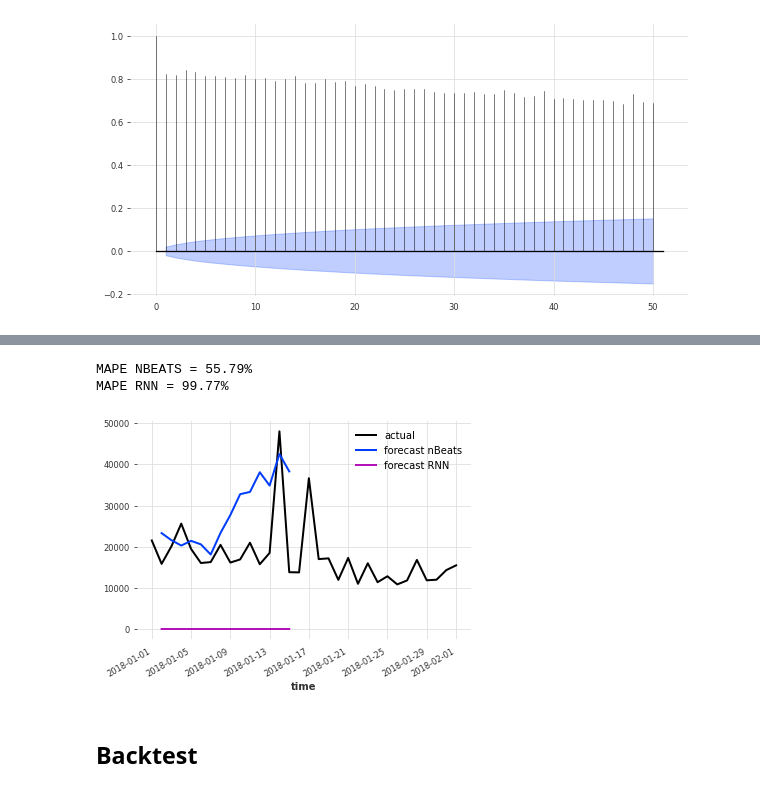
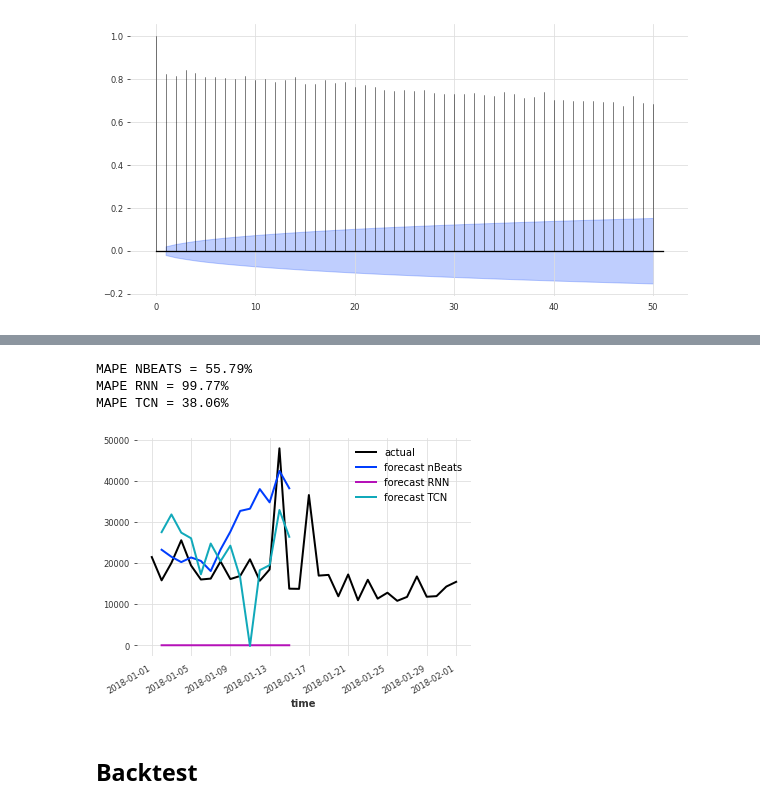
Before and after one commit to jonhilgart22/go-trader, a Jupyter notebook: notebooks/testing_bollinger_bands_and_ts_models.ipynb, the cells around one changed output, grey strips where cells are left out. Cells and saved outputs as stored; diff of their text form; code cells hidden in the pictures.

Commit message:
testing tcn model

```diff
--- a/notebooks/bollinger_bands_and_ml.ipynb
+++ b/notebooks/testing_bollinger_bands_and_ts_models.ipynb
@@ -434,5 +401,5 @@ all_covariates_transformed_train.plot()
 # %%
-model_close = NBEATSModel(input_chunk_length=30, output_chunk_length=14, n_epochs=50, random_state=0)
+model_close = NBEATSModel(input_chunk_length=30, output_chunk_length=14, n_epochs=100, random_state=0)
 
 
 model_close.fit(series = close_train, past_covariates = [all_covariates_transformed_train],  verbose=True)
@@ -441,5 +408,5 @@ Training loss: 974612.39315
 # %%
-model_close_rnn = BlockRNNModel(input_chunk_length=30, output_chunk_length=14, n_epochs=50, random_state=0)
+model_close_rnn = BlockRNNModel(input_chunk_length=30, output_chunk_length=14, n_epochs=100, random_state=0)
 
 
 model_close_rnn.fit(series = close_train, past_covariates = [all_covariates_transformed_train],  verbose=True)
@@ -448,3 +413,12 @@ Training loss: 17079837.1239
+# %%
+deeptcn = TCNModel(
+    n_epochs=100,
+    input_chunk_length=30,
+    output_chunk_length=14,
+    likelihood=GaussianLikelihoodModel(), random_state=0)
+
+deeptcn.fit(series = close_train, past_covariates = [all_covariates_transformed_train],  verbose=True)
 # %%
 pred_close_nbeats = model_close.predict(n=14, series=close_train, past_covariates = [all_covariates_transformed_train])
 pred_close_rnn = model_close_rnn.predict(n=14, series=close_train, past_covariates = [all_covariates_transformed_train])
+pred_close_tcn = deeptcn.predict(n=14, series=close_train, past_covariates = [all_covariates_transformed_train])
@@ -451,17 +427,21 @@ pred_close_rnn = model_close_rnn.predict(n=14, series=close_train, past_covariat
 # %%
-# no bollinger ban
+# compare models
 close_series.slice(pd.to_datetime("2018-01-01"), pd.to_datetime("2018-02-01")).plot(label='actual')
 plt.title('NBeats model')
 pred_close_nbeats.plot(label='forecast nBeats')
 pred_close_rnn.plot(label='forecast RNN')
+pred_close_tcn.plot(label='forecast TCN')
 plt.legend();
 print('MAPE NBEATS = {:.2f}%'.format(mape(close_series.slice(pd.to_datetime("2018-01-01"), pd.to_datetime("2018-01-15"))  ,
                                           pred_close_nbeats)))
 print('MAPE RNN = {:.2f}%'.format(mape(close_series.slice(pd.to_datetime("2018-01-01"), pd.to_datetime("2018-01-15")),
                                        pred_close_rnn)))
+print('MAPE TCN = {:.2f}%'.format(mape(close_series.slice(pd.to_datetime("2018-01-01"), pd.to_datetime("2018-01-15")),
+                                       pred_close_tcn)))
 # %% [output]
 MAPE NBEATS = 55.79%
 MAPE RNN = 99.77%
+MAPE TCN = 38.06%
-[figure, old version]
+[figure, new version]
 # %% [markdown]
 ## Backtest
```
Also changed, not shown: parts of 28 cells of this notebook, 3 other files.
